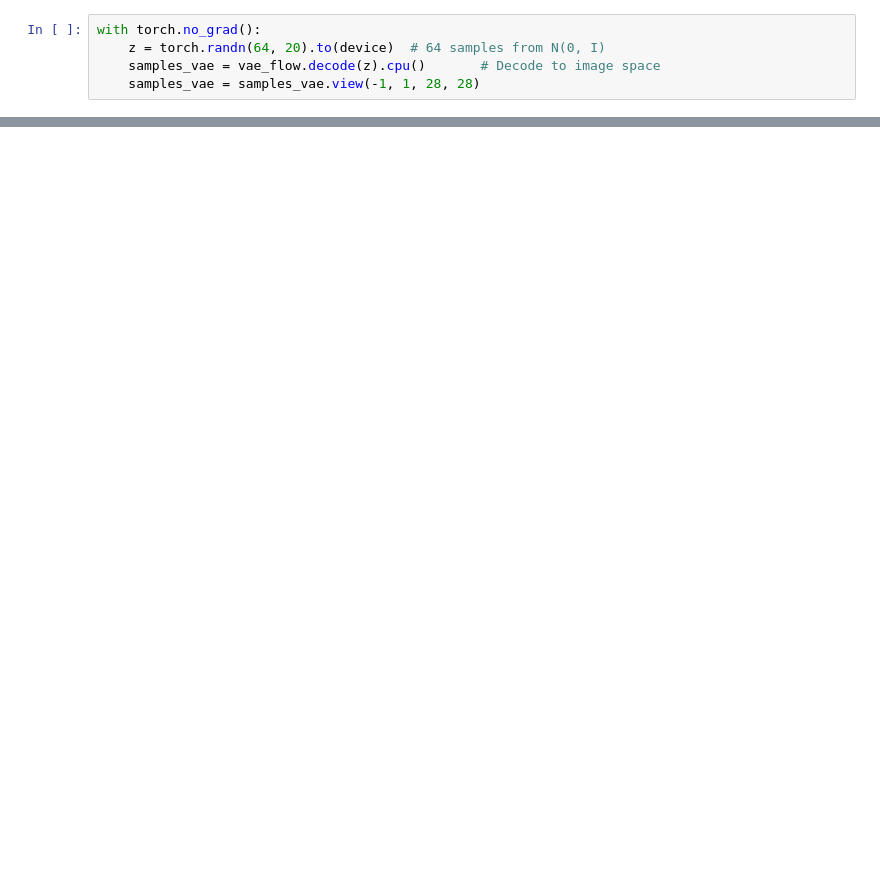
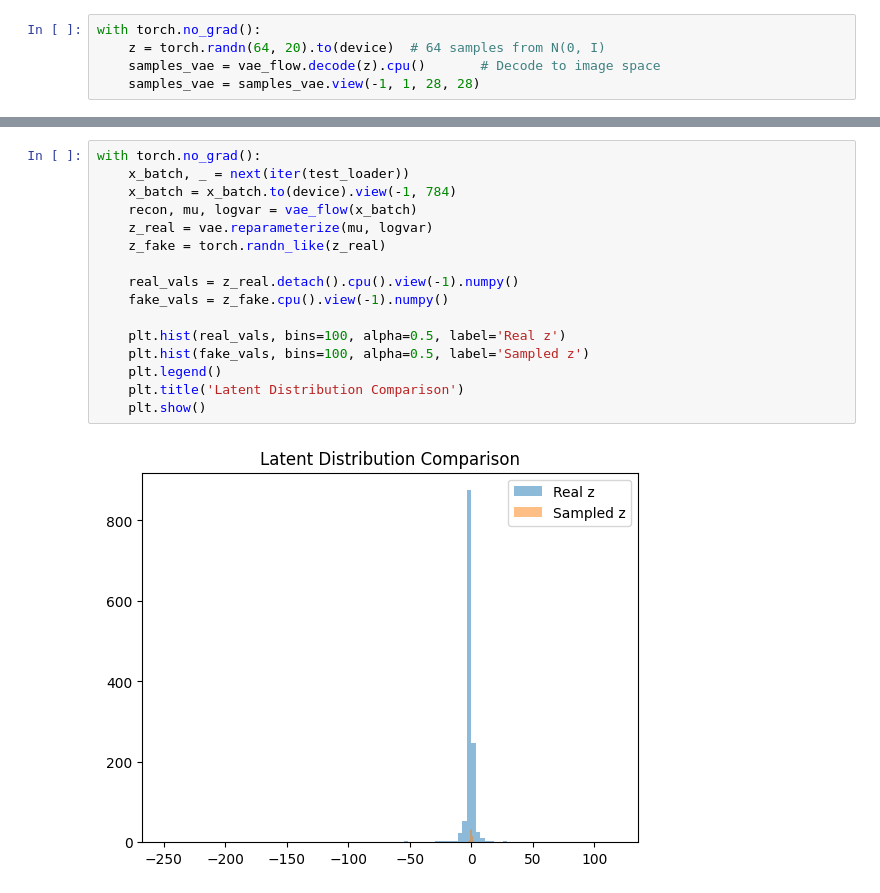
Before and after one commit to AmeyChitnis/VAE_Normalizing_Flow_Generative, a Jupyter notebook: scripts/Generative Models.ipynb, the cells around one changed output, grey strips where cells are left out. Drawn from its saved outputs; the diff is of its cells as text; blank space fills up the shorter version.

```diff
--- a/scripts/Generative Models.ipynb
+++ b/scripts/Generative Models.ipynb
@@ -449,0 +351,18 @@ NameError: name 'real_imgs' is not defined
+# %%
+with torch.no_grad():
+    x_batch, _ = next(iter(test_loader))
+    x_batch = x_batch.to(device).view(-1, 784)
+    recon, mu, logvar = vae_flow(x_batch)
+    z_real = vae.reparameterize(mu, logvar)
+    z_fake = torch.randn_like(z_real)
+
+    real_vals = z_real.detach().cpu().view(-1).numpy()
+    fake_vals = z_fake.cpu().view(-1).numpy()
+
+    plt.hist(real_vals, bins=100, alpha=0.5, label='Real z')
+    plt.hist(fake_vals, bins=100, alpha=0.5, label='Sampled z')
+    plt.legend()
+    plt.title('Latent Distribution Comparison')
+    plt.show()
+# %% [output]
+[figure, added]
```
Also changed, not shown: parts of 11 cells of this notebook, 5 other files.
